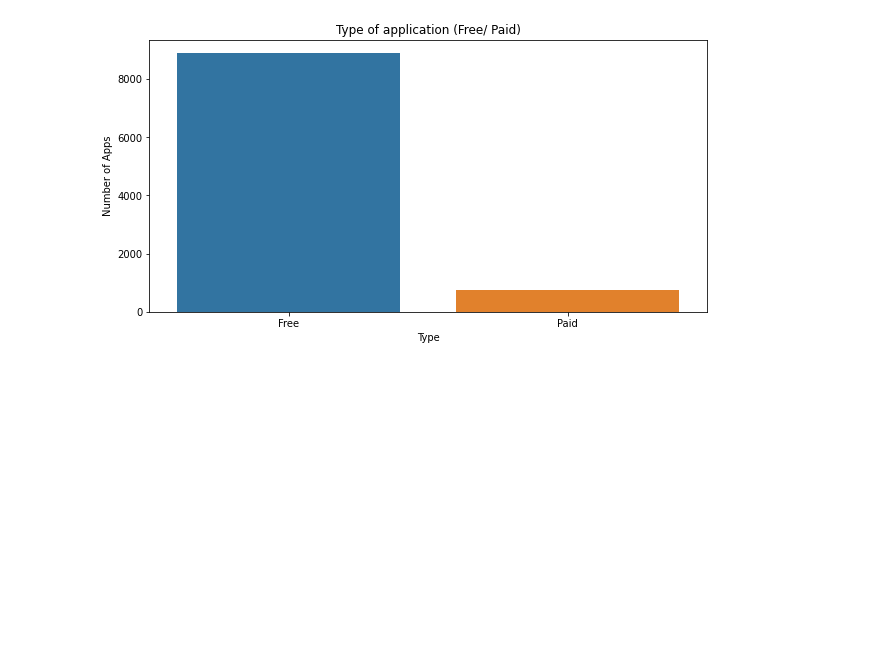
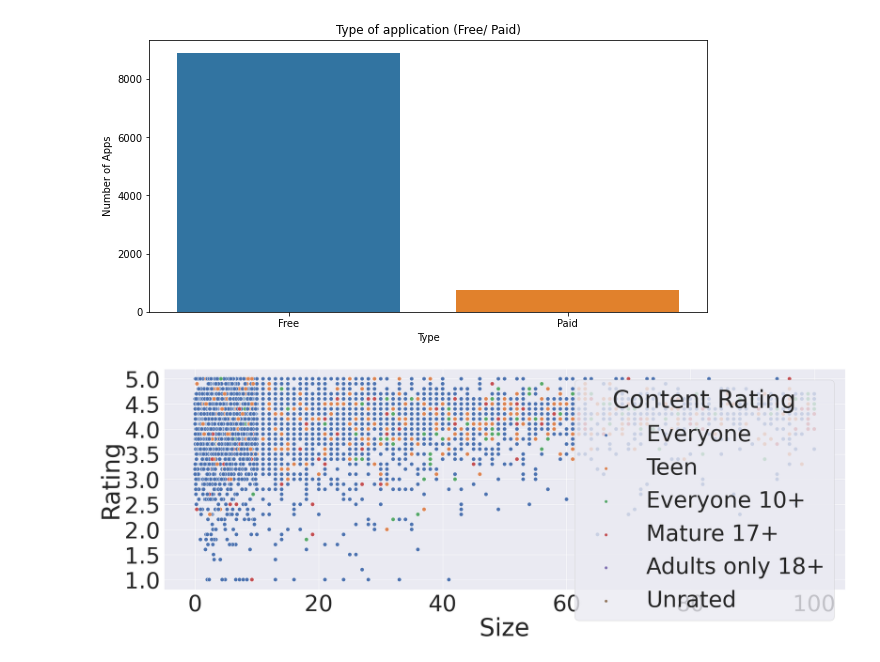
Before and after one commit to MijulSaxena/EDA-project-on-Gooogle-playstore., a Jupyter notebook: Play_Store_App_Review_Analysis_Capstone_Project_by_Mijul_Saxena.ipynb, the cells around one changed output. Cells and saved outputs as stored; diff of their text form; code cells hidden in the pictures; blank space fills up the shorter version.

```diff
--- a/Play_Store_App_Review_Analysis_Capstone_Project_by_Mijul_Saxena.ipynb
+++ b/Play_Store_App_Review_Analysis_Capstone_Project_by_Mijul_Saxena.ipynb
@@ -410,3 +410,9 @@ plt.ylabel('Number of Apps')
 # %% [output]
 Text(0, 0.5, 'Number of Apps')
 [figure]
+# %%
+plt.figure(figsize=(30, 10))
+sns.scatterplot(play_store_data['Size'], play_store_data['Rating'], hue = play_store_data['Content Rating'], s=100)
+sns.set(font_scale=2)
+# %% [output]
+[figure, added]
```
Also changed, not shown: parts of 2 cells of this notebook.
